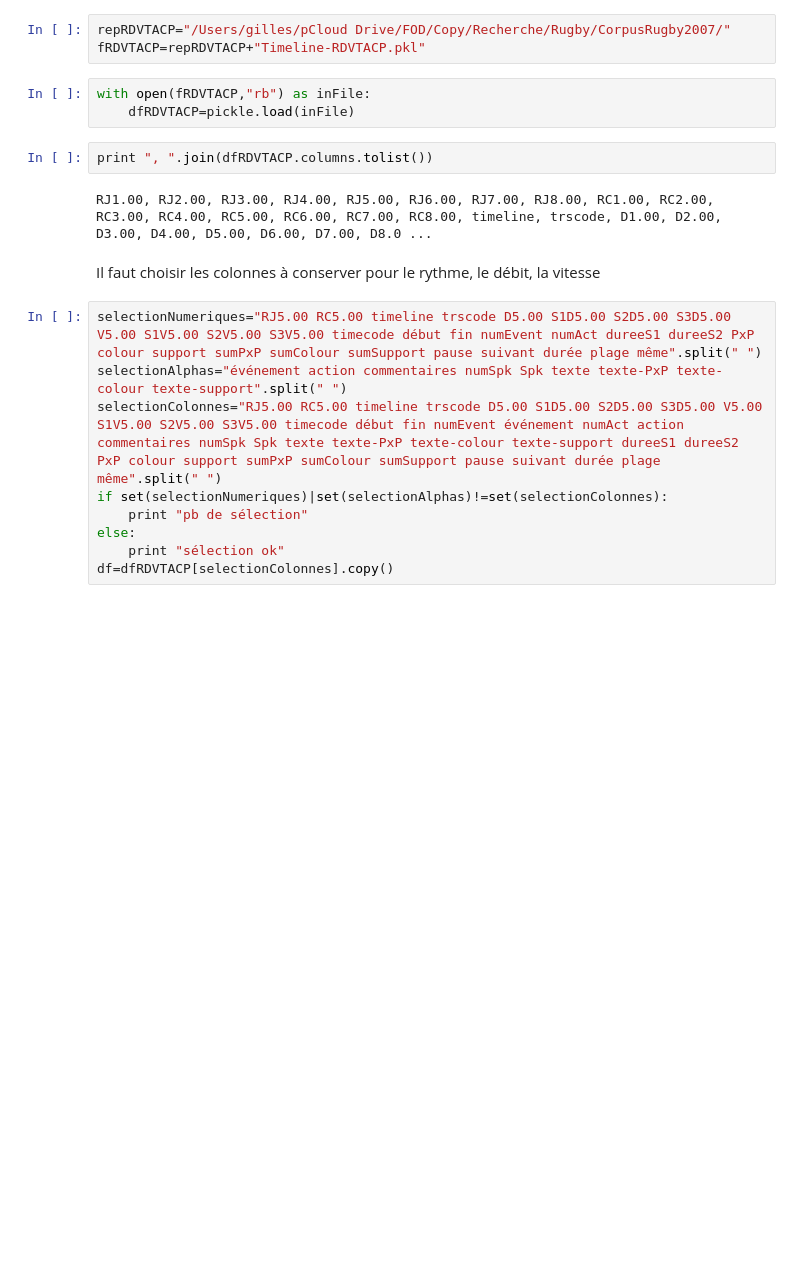
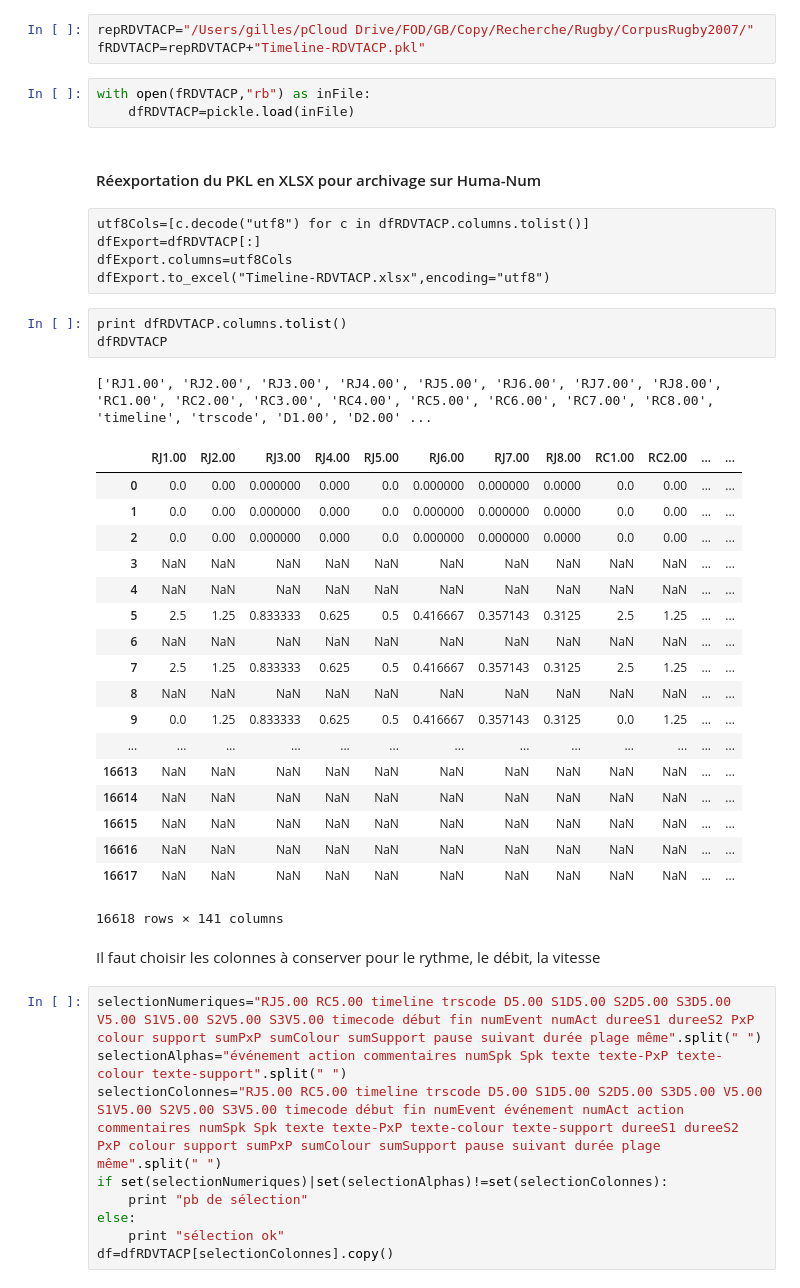
Before and after one commit to gboye/AMBK-SportsCom, a Jupyter notebook: Cerlico/Tableau-Cerlico-Calculs.ipynb, the cells around one changed output. Saved outputs shown, nothing was run; the diff lists cells and outputs as text; blank space fills up the shorter version.

```diff
--- a/Cerlico/Tableau-Cerlico-Calculs.ipynb
+++ b/Cerlico/Tableau-Cerlico-Calculs.ipynb
@@ -93,15 +93,41 @@ partiesDF={}
 
 Le fichier *Timeline-RDVTACP.pkl* dans le répertoire *CorpusRugby2007* contient toutes les correspondances calculées prédédemment.
 # %%
-repRDVTACP="/Users/gilles/pCloud Drive/FOD/Copy/Recherche/Rugby/CorpusRugby2007/"
+repRDVTACP="/Users/gilles/pCloud Drive/FOD/GB/Copy/Recherche/Rugby/CorpusRugby2007/"
 fRDVTACP=repRDVTACP+"Timeline-RDVTACP.pkl"
 # %%
 with open(fRDVTACP,"rb") as inFile:
     dfRDVTACP=pickle.load(inFile)
+# %% [markdown]
+#### Réexportation du PKL en XLSX pour archivage sur Huma-Num
+# %% [raw]
+utf8Cols=[c.decode("utf8") for c in dfRDVTACP.columns.tolist()]
+dfExport=dfRDVTACP[:]
+dfExport.columns=utf8Cols
+dfExport.to_excel("Timeline-RDVTACP.xlsx",encoding="utf8")
 # %%
-print ", ".join(dfRDVTACP.columns.tolist())
+print dfRDVTACP.columns.tolist()
+dfRDVTACP
 # %% [output]
-RJ1.00, RJ2.00, RJ3.00, RJ4.00, RJ5.00, RJ6.00, RJ7.00, RJ8.00, RC1.00, RC2.00, RC3.00, RC4.00, RC5.00, RC6.00, RC7.00, RC8.00, timeline, trscode, D1.00, D2.00, D3.00, D4.00, D5.00, D6.00, D7.00, D8.0 ...
+['RJ1.00', 'RJ2.00', 'RJ3.00', 'RJ4.00', 'RJ5.00', 'RJ6.00', 'RJ7.00', 'RJ8.00', 'RC1.00', 'RC2.00', 'RC3.00', 'RC4.00', 'RC5.00', 'RC6.00', 'RC7.00', 'RC8.00', 'timeline', 'trscode', 'D1.00', 'D2.00' ...
+|  | RJ1.00 | RJ2.00 | RJ3.00 | RJ4.00 | RJ5.00 | RJ6.00 | RJ7.00 | RJ8.00 | RC1.00 | RC2.00 | ... | ... |
+| 0 | 0.0 | 0.00 | 0.000000 | 0.000 | 0.0 | 0.000000 | 0.000000 | 0.0000 | 0.0 | 0.00 | ... | ... |
+| 1 | 0.0 | 0.00 | 0.000000 | 0.000 | 0.0 | 0.000000 | 0.000000 | 0.0000 | 0.0 | 0.00 | ... | ... |
+| 2 | 0.0 | 0.00 | 0.000000 | 0.000 | 0.0 | 0.000000 | 0.000000 | 0.0000 | 0.0 | 0.00 | ... | ... |
+| 3 | NaN | NaN | NaN | NaN | NaN | NaN | NaN | NaN | NaN | NaN | ... | ... |
+| 4 | NaN | NaN | NaN | NaN | NaN | NaN | NaN | NaN | NaN | NaN | ... | ... |
+| 5 | 2.5 | 1.25 | 0.833333 | 0.625 | 0.5 | 0.416667 | 0.357143 | 0.3125 | 2.5 | 1.25 | ... | ... |
+| 6 | NaN | NaN | NaN | NaN | NaN | NaN | NaN | NaN | NaN | NaN | ... | ... |
+| 7 | 2.5 | 1.25 | 0.833333 | 0.625 | 0.5 | 0.416667 | 0.357143 | 0.3125 | 2.5 | 1.25 | ... | ... |
+| 8 | NaN | NaN | NaN | NaN | NaN | NaN | NaN | NaN | NaN | NaN | ... | ... |
+| 9 | 0.0 | 1.25 | 0.833333 | 0.625 | 0.5 | 0.416667 | 0.357143 | 0.3125 | 0.0 | 1.25 | ... | ... |
+| ... | ... | ... | ... | ... | ... | ... | ... | ... | ... | ... | ... | ... |
+| 16613 | NaN | NaN | NaN | NaN | NaN | NaN | NaN | NaN | NaN | NaN | ... | ... |
+| 16614 | NaN | NaN | NaN | NaN | NaN | NaN | NaN | NaN | NaN | NaN | ... | ... |
+| 16615 | NaN | NaN | NaN | NaN | NaN | NaN | NaN | NaN | NaN | NaN | ... | ... |
+| 16616 | NaN | NaN | NaN | NaN | NaN | NaN | NaN | NaN | NaN | NaN | ... | ... |
+| 16617 | NaN | NaN | NaN | NaN | NaN | NaN | NaN | NaN | NaN | NaN | ... | ... |
+16618 rows × 141 columns
 # %% [markdown]
 Il faut choisir les colonnes à conserver pour le rythme, le débit, la vitesse
 # %%
```
Also changed, not shown: 6 other files.
